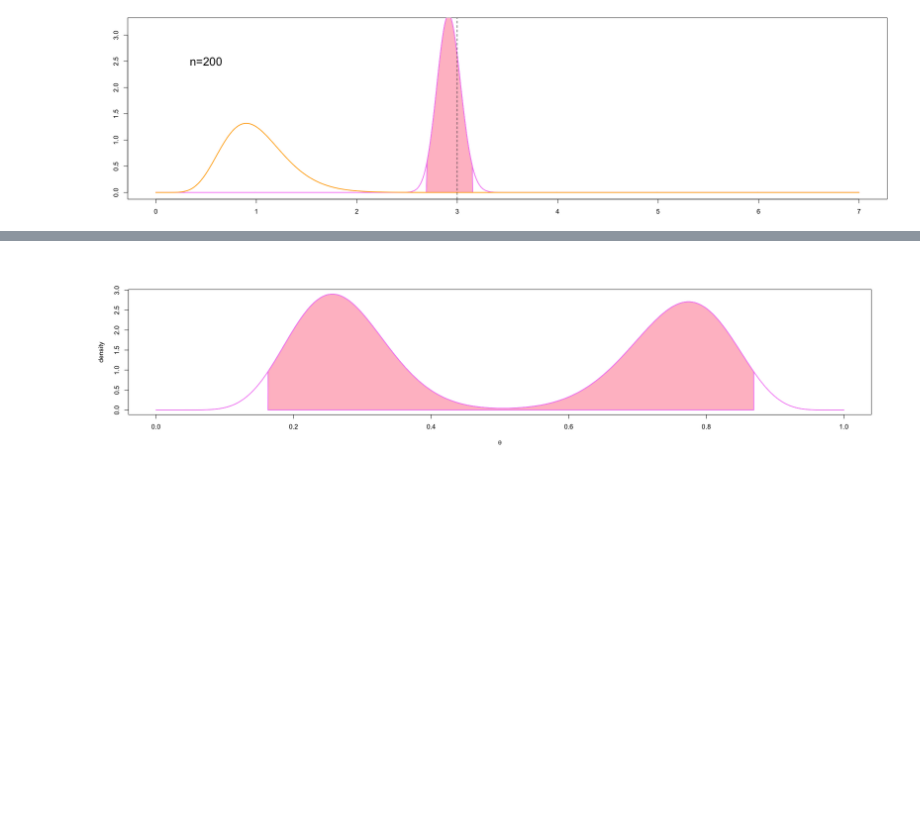
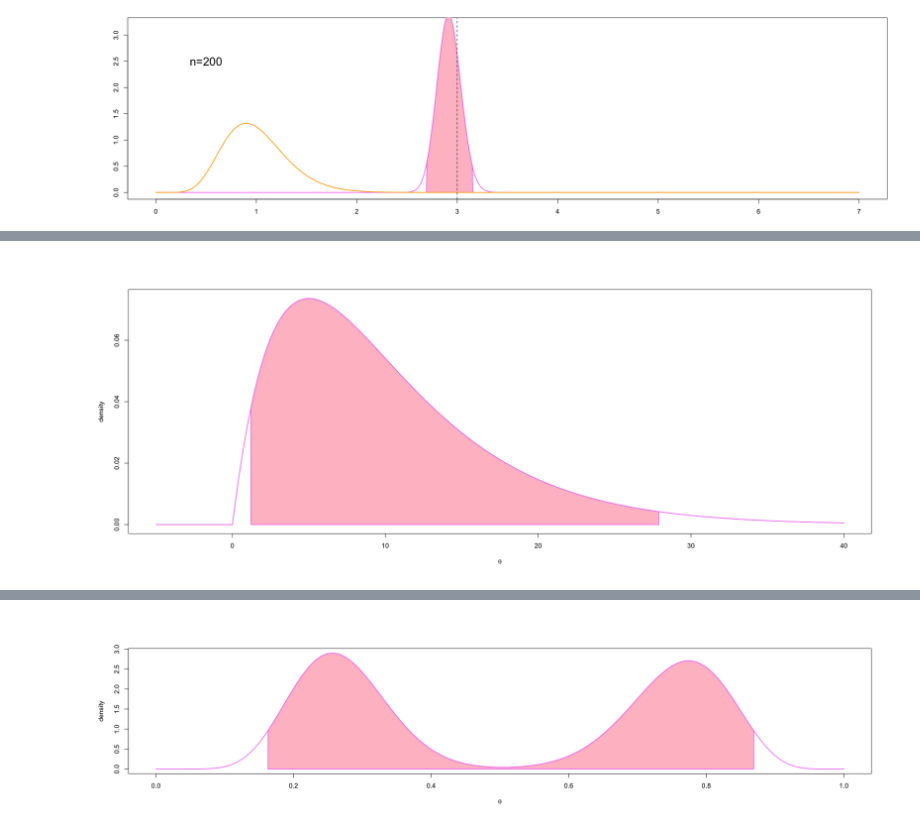
Before and after one commit to sam-tritto/bayesian-hdi, a Jupyter notebook: BayesianHPD.ipynb, the cells around one changed output, grey strips where cells are left out. Cells and saved outputs as stored; diff of their text form; code cells hidden in the pictures; blank space fills up the shorter version.

```diff
--- a/BayesianHPD.ipynb
+++ b/BayesianHPD.ipynb
@@ -131,0 +165,28 @@ plot_CI(alpha, beta, y_vec, n_vec, alpha_conf = 0.5, lambda_true)
+# %%
+alpha_conf <- .05
+
+alpha_1 <- 2
+beta_1 <- 0.2
+
+# generate data to compute empirical quantiles
+n_sim <- 1000000
+theta <- sort(c(rgamma(n_sim, alpha_1, beta_1)))
+
+lower_idx <- round((alpha_conf / 2) * n_sim)
+upper_idx <- round((1 - alpha_conf / 2) * n_sim)
+q_lower <- theta[lower_idx]
+q_upper <- theta[upper_idx]
+
+x <- seq(-5, 40, by = 0.001)
+y_val <- dgamma(x, alpha_1, beta_1)
+x_coord <- c(q_lower, x[x >= q_lower & x <= q_upper], q_upper)
+y_coord <- c(0, y_val[x >= q_lower & x <= q_upper], 0)
+
+plot(x, dgamma(x, alpha_1, beta_1),
+     type='l', col = 'violet', lwd = 2,
+     xlab = expression(theta), ylab = 'density')
+
+
+polygon(x_coord, y_coord, col = 'pink', lwd = 2,  border = 'violet')
+# %% [output]
+[figure, added]
```
Also changed, not shown: parts of 7 cells of this notebook.
